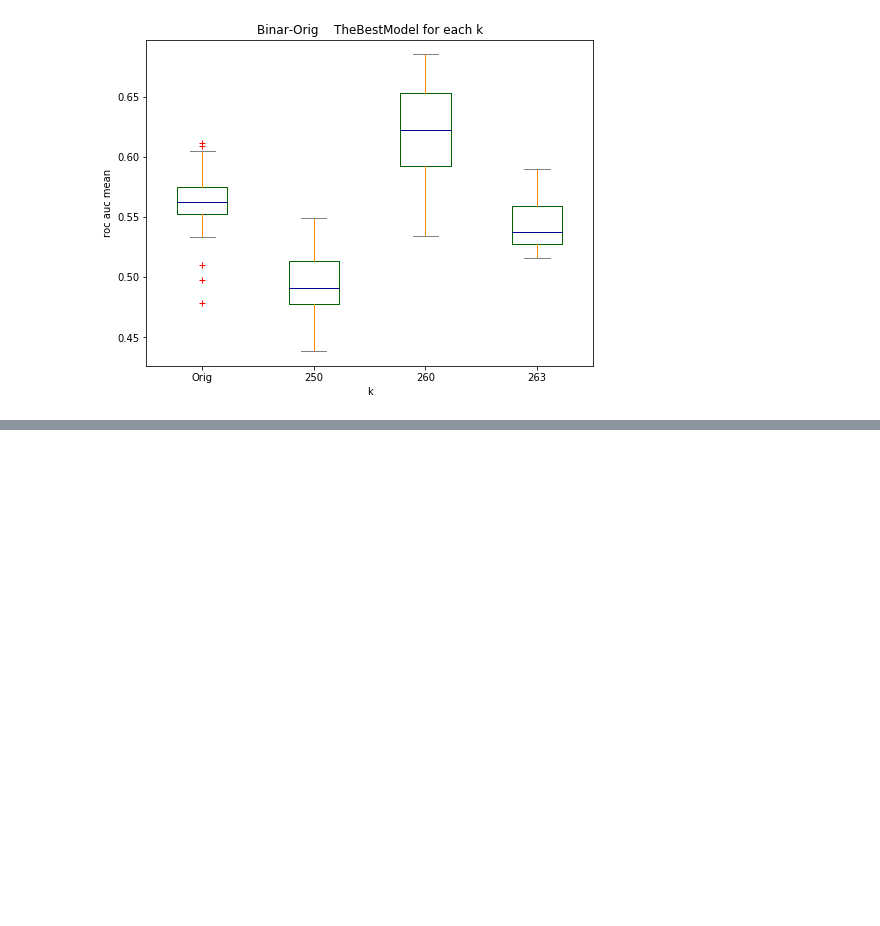
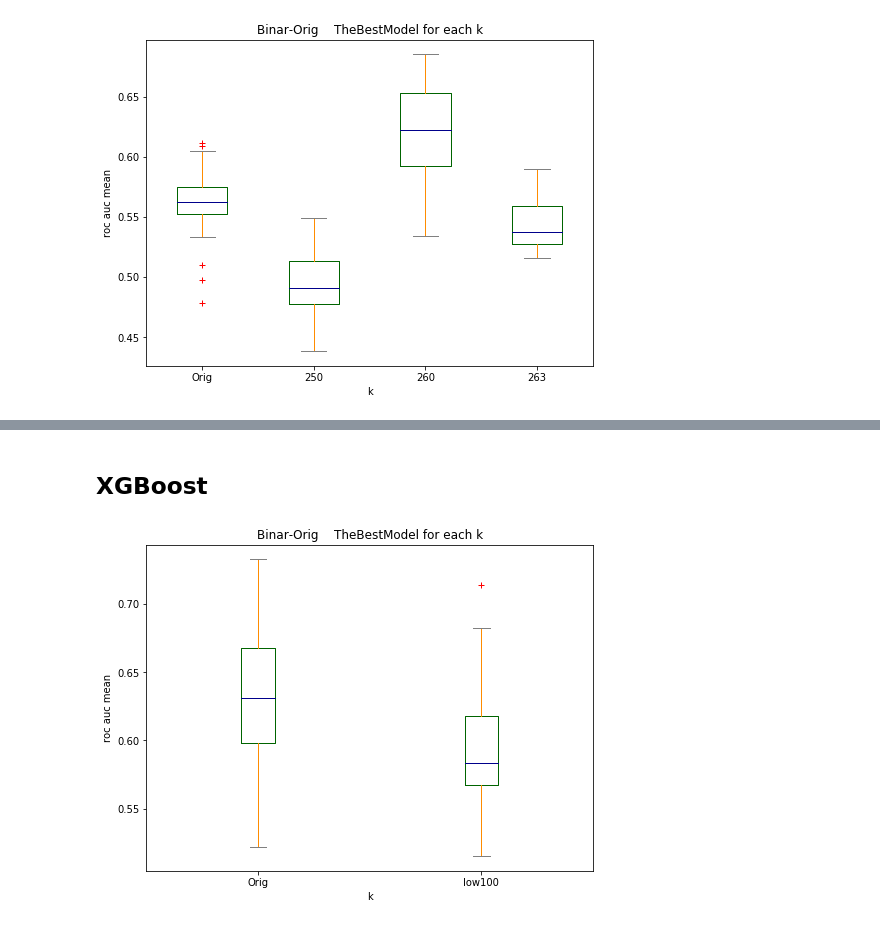
Before and after one commit to Tismoney/PRNI2016, a Jupyter notebook: ResultProcessing-ver3.0.ipynb, the cells around one changed output, grey strips where cells are left out. Drawn from its saved outputs; the diff is of its cells as text; code cells hidden in the pictures; blank space fills up the shorter version.

```diff
--- a/ResultProcessing-ver3.0.ipynb
+++ b/ResultProcessing-ver3.0.ipynb
@@ -99,0 +106,6 @@ Go_box('Results/Ver3.2','Binar-Orig    TheBestModel for each k', k_new, figsize=
+# %% [markdown]
+## XGBoost
+# %%
+Go_box('Results/Ver3.5','Binar-Orig    TheBestModel for each k', ['Orig','low100'], figsize=(8,6))
+# %% [output]
+[figure, added]
```
Also changed, not shown: parts of 2 cells of this notebook.
